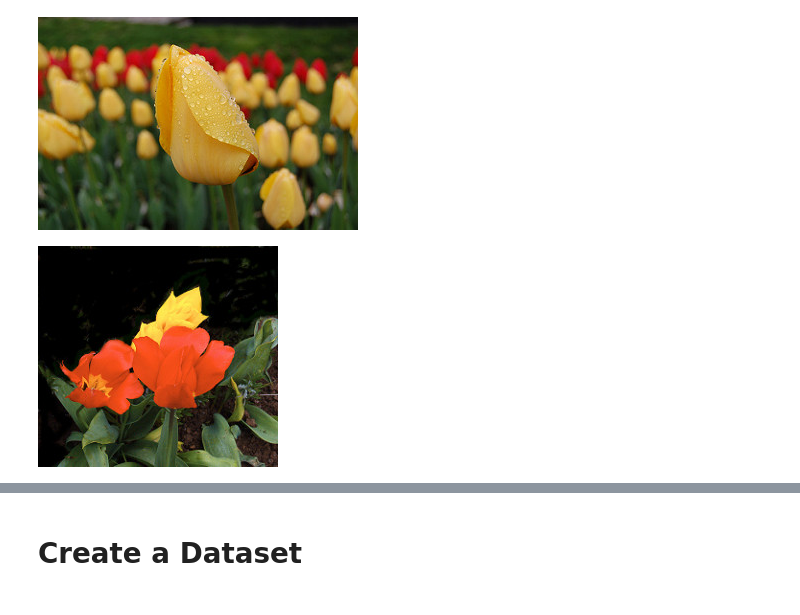
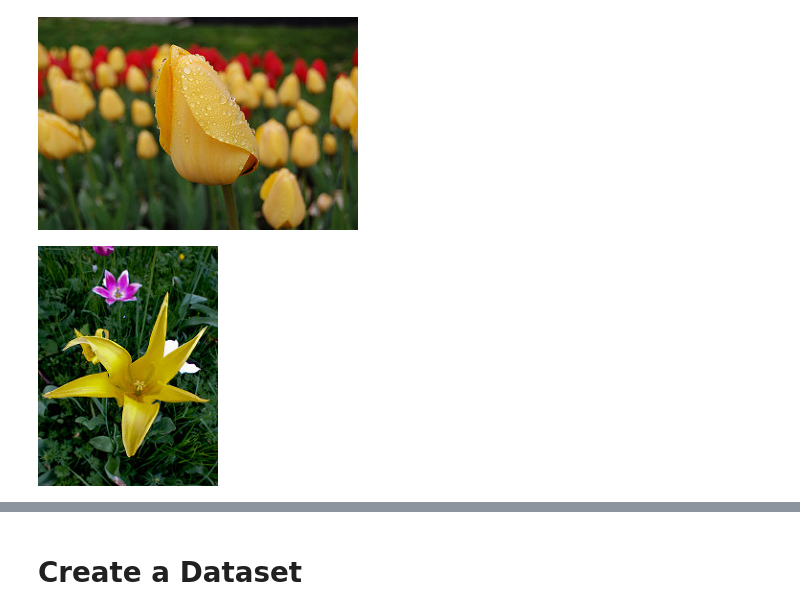
Before and after one commit to ipatel467/Image-Recognition, a Jupyter notebook: Index.ipynb, the cells around one changed output, grey strips where cells are left out. Cells and saved outputs as stored; diff of their text form; code cells hidden in the pictures.

```diff
--- a/Index.ipynb
+++ b/Index.ipynb
@@ -50,6 +50,6 @@ PIL.Image.open(str(tulips[100]))
 # %% [output]
 [figure]
 # %%
-PIL.Image.open(str(tulips[110]))
+PIL.Image.open(str(tulips[210]))
 # %% [output]
-[figure, old version]
+[figure, new version]
```
Also changed, not shown: parts of 8 cells of this notebook, 1 other file.
